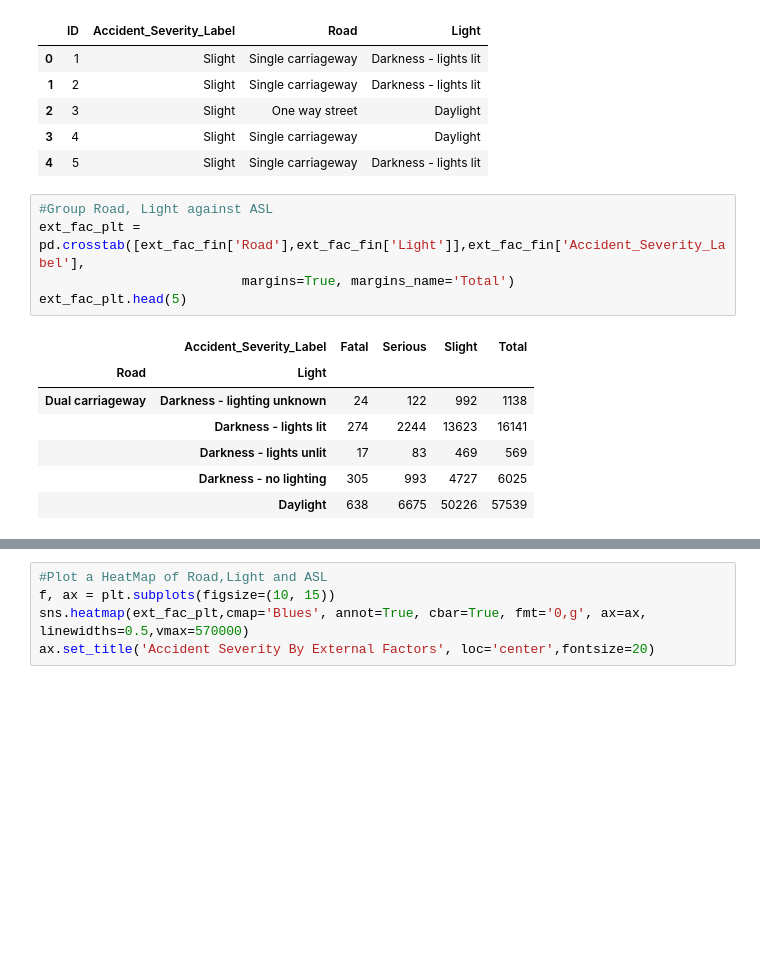
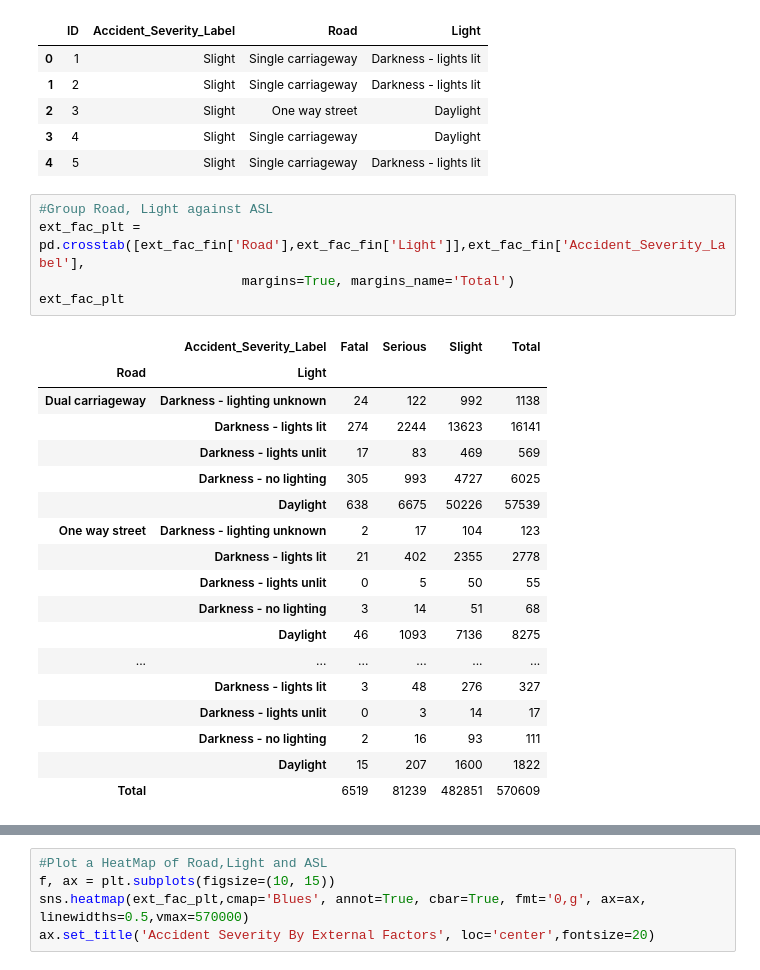
Before and after one commit to Danjah/ukdata, a Jupyter notebook: ukdata_df_prep.ipynb, the cells around one changed output, grey strips where cells are left out. Drawn from its saved outputs; the diff is of its cells as text; blank space fills up the shorter version.

```diff
--- a/ukdata_df_prep.ipynb
+++ b/ukdata_df_prep.ipynb
@@ -378,13 +472,24 @@ ext_fac_fin.head()
 # %%
 #Group Road, Light against ASL
 ext_fac_plt = pd.crosstab([ext_fac_fin['Road'],ext_fac_fin['Light']],ext_fac_fin['Accident_Severity_Label'],
                           margins=True, margins_name='Total')
-ext_fac_plt.head(5)
+ext_fac_plt
 # %% [output]
 |  | Accident_Severity_Label | Fatal | Serious | Slight | Total |
 | Road | Light |  |  |  |  |
 | Dual carriageway | Darkness - lighting unknown | 24 | 122 | 992 | 1138 |
 |  | Darkness - lights lit | 274 | 2244 | 13623 | 16141 |
 |  | Darkness - lights unlit | 17 | 83 | 469 | 569 |
 |  | Darkness - no lighting | 305 | 993 | 4727 | 6025 |
 |  | Daylight | 638 | 6675 | 50226 | 57539 |
+| One way street | Darkness - lighting unknown | 2 | 17 | 104 | 123 |
+|  | Darkness - lights lit | 21 | 402 | 2355 | 2778 |
+|  | Darkness - lights unlit | 0 | 5 | 50 | 55 |
+|  | Darkness - no lighting | 3 | 14 | 51 | 68 |
+|  | Daylight | 46 | 1093 | 7136 | 8275 |
+| ... | ... | ... | ... | ... | ... |
+|  | Darkness - lights lit | 3 | 48 | 276 | 327 |
+|  | Darkness - lights unlit | 0 | 3 | 14 | 17 |
+|  | Darkness - no lighting | 2 | 16 | 93 | 111 |
+|  | Daylight | 15 | 207 | 1600 | 1822 |
+| Total |  | 6519 | 81239 | 482851 | 570609 |
```
Also changed, not shown: parts of 61 cells of this notebook, 1 other file.
